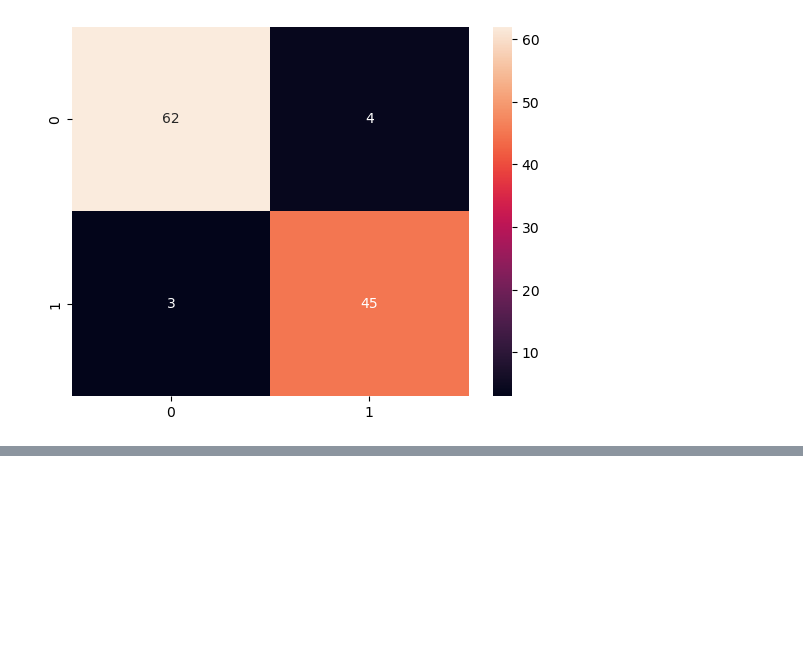
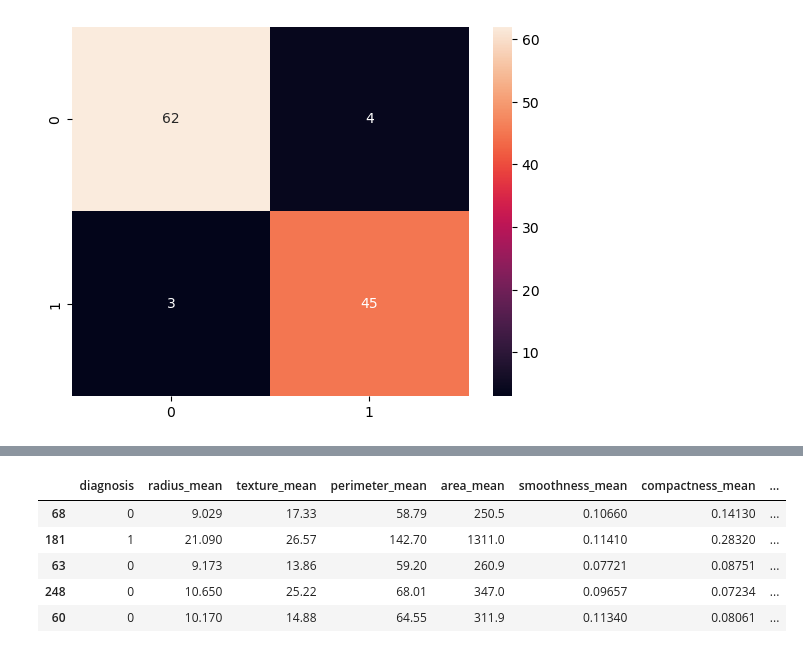
Before and after one commit to VatsVenom201/MachineLearning-Daily_tasks, a Jupyter notebook: Classification (Cross Validation+Hyperparam)/Breast_Cancer Analysis & Pred.ipynb, the cells around one changed output, grey strips where cells are left out. Saved outputs shown, nothing was run; the diff lists cells and outputs as text; code cells hidden in the pictures; blank space fills up the shorter version.

```diff
--- a/Classification (Cross Validation+Hyperparam)/Breast_Cancer Analysis & Pred.ipynb
+++ b/Classification (Cross Validation+Hyperparam)/Breast_Cancer Analysis & Pred.ipynb
@@ -336,0 +351,3 @@ Final Confusion Matrix :
+# %%
+ndf = df[['diagnosis','radius_mean','texture_mean','perimeter_mean','area_mean','smoothness_mean','compactness_mean', 'concavity_mean','concave points_mean', 'concave points_mean','symmetry_mean','fractal_dimension_mean']]
+ndf.head()
@@ -336,0 +361,11 @@ Final Confusion Matrix :
+# %%
+train , test = train_test_split(ndf, test_size=0.2, random_state=42)
+# %%
+train.head()
+# %% [output]
+|  | diagnosis | radius_mean | texture_mean | perimeter_mean | area_mean | smoothness_mean | compactness_mean | ... |
+| 68 | 0 | 9.029 | 17.33 | 58.79 | 250.5 | 0.10660 | 0.14130 | ... |
+| 181 | 1 | 21.090 | 26.57 | 142.70 | 1311.0 | 0.11410 | 0.28320 | ... |
+| 63 | 0 | 9.173 | 13.86 | 59.20 | 260.9 | 0.07721 | 0.08751 | ... |
+| 248 | 0 | 10.650 | 25.22 | 68.01 | 347.0 | 0.09657 | 0.07234 | ... |
+| 60 | 0 | 10.170 | 14.88 | 64.55 | 311.9 | 0.11340 | 0.08061 | ... |
```
Also changed, not shown: parts of 19 cells of this notebook.
